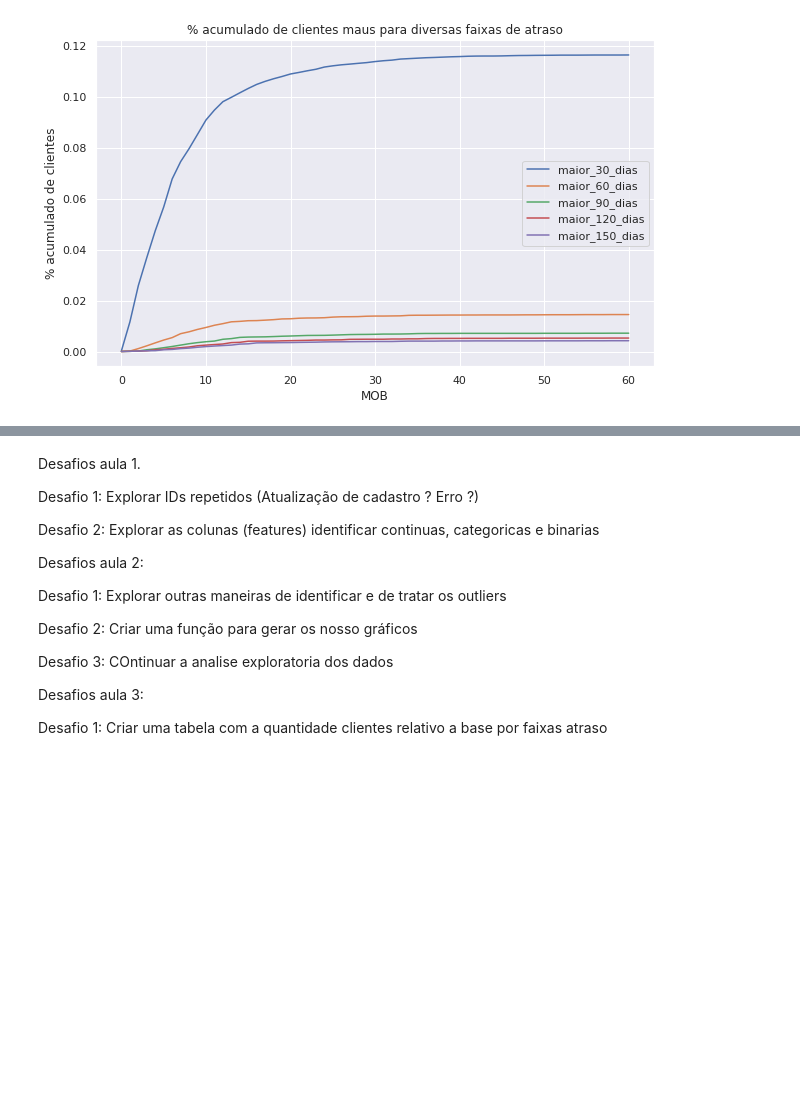
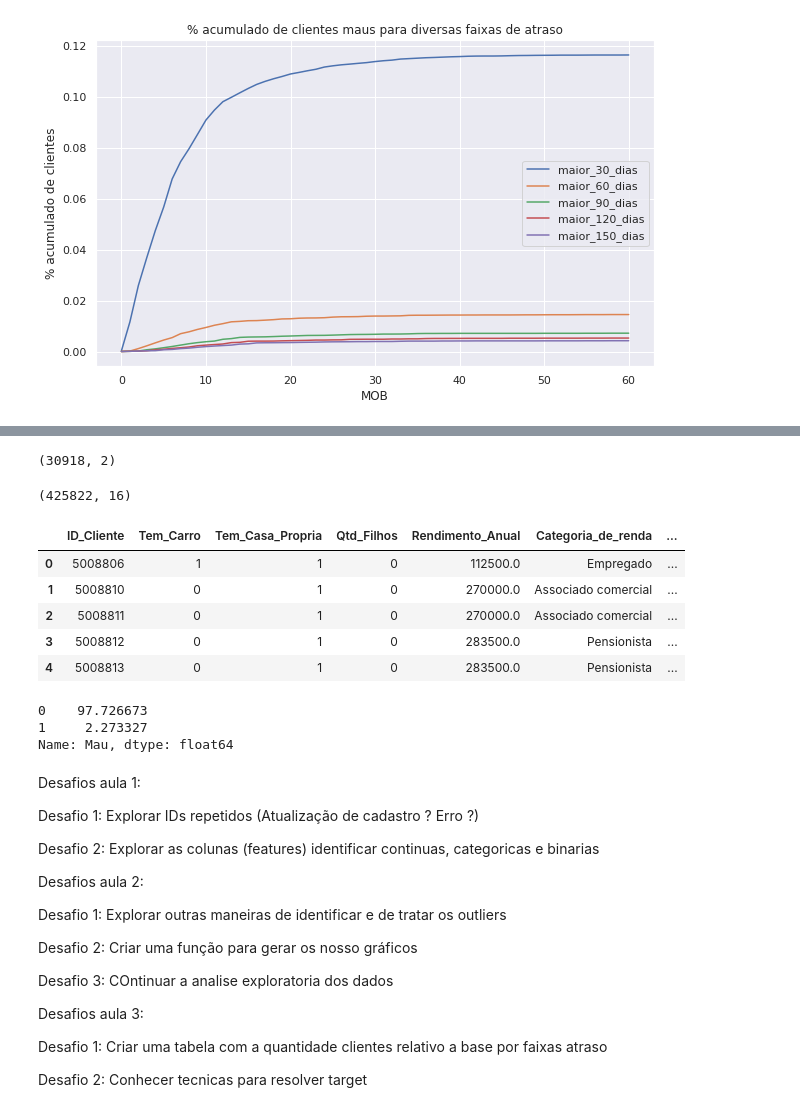
Before and after one commit to IgorNascAlves/Credit-Scoring, a Jupyter notebook: notebooks/aula3.ipynb, the cells around one changed output, grey strips where cells are left out. Saved outputs shown, nothing was run; the diff lists cells and outputs as text; code cells hidden in the pictures; blank space fills up the shorter version.

```diff
--- a/notebooks/aula3.ipynb
+++ b/notebooks/aula3.ipynb
@@ -667,0 +672,3 @@ plt.show()
+# %%
+df_clientes_aprovados_tratamento1 = df_clientes_aprovados.query('Janela >= 12').copy()
+df_clientes_aprovados_tratamento1.shape
@@ -667,0 +677,11 @@ plt.show()
+# %%
+def verifica(registros):
+  lista_status = registros['Faixa_atraso'].to_list()
+  if '60-89 dias' in lista_status or '90-119 dias' in lista_status or '120-149 dias' in lista_status or '>150 dias' in lista_status:
+    return 1
+  else:
+    return 0
+
+df_registros_creditos_id = pd.DataFrame(df_clientes_aprovados_tratamento1.groupby('ID_Cliente').apply(verifica)).reset_index()
+df_registros_creditos_id.columns = ['ID_Cliente', 'Mau']
+df_registros_creditos_id.head()
@@ -668,5 +695,29 @@ plt.show()
+# %%
+df_registros_creditos_id.shape
+# %% [output]
+(30918, 2)
+# %%
+df_clientes_cadastrados_tratamento1.shape
+# %% [output]
+(425822, 16)
+# %%
+df_registro_clientes_targets = df_clientes_cadastrados_tratamento1.merge(df_registros_creditos_id, on='ID_Cliente')
+df_registro_clientes_targets.head()
+# %% [output]
+|  | ID_Cliente | Tem_Carro | Tem_Casa_Propria | Qtd_Filhos | Rendimento_Anual | Categoria_de_renda | ... |
+| 0 | 5008806 | 1 | 1 | 0 | 112500.0 | Empregado | ... |
+| 1 | 5008810 | 0 | 1 | 0 | 270000.0 | Associado comercial | ... |
+| 2 | 5008811 | 0 | 1 | 0 | 270000.0 | Associado comercial | ... |
+| 3 | 5008812 | 0 | 1 | 0 | 283500.0 | Pensionista | ... |
+| 4 | 5008813 | 0 | 1 | 0 | 283500.0 | Pensionista | ... |
+# %%
+df_registro_clientes_targets['Mau'].value_counts(normalize=True)*100
+# %% [output]
+0    97.726673
+1     2.273327
+Name: Mau, dtype: float64
 # %% [markdown]
-Desafios aula 1.
+Desafios aula 1:
 
 Desafio 1: Explorar IDs repetidos (Atualização de cadastro ? Erro ?)
 
@@ -683,3 +734,5 @@ Desafio 3: COntinuar a analise exploratoria dos dados
 Desafios aula 3:
 
 Desafio 1: Criar uma tabela com a quantidade clientes relativo a base por faixas atraso
+
+Desafio 2: Conhecer tecnicas para resolver target
```
Also changed, not shown: parts of 3 cells of this notebook.
